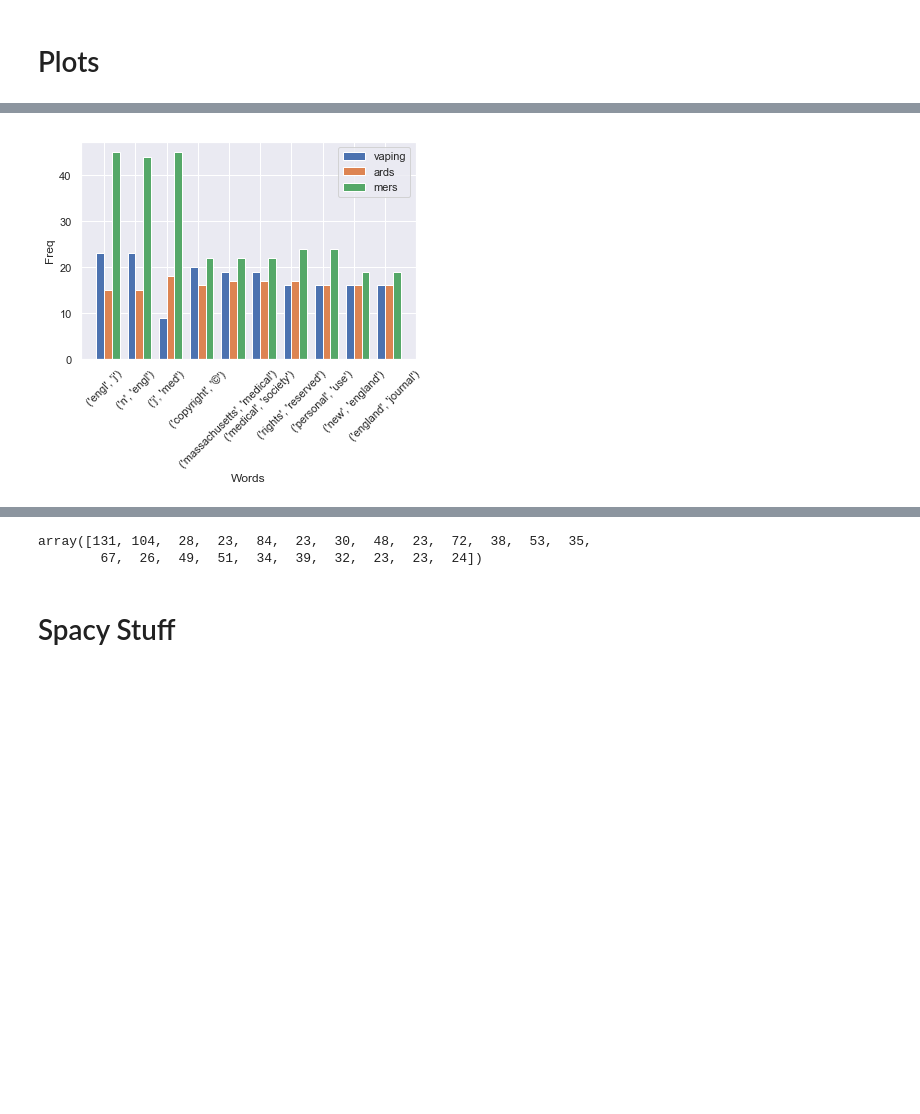
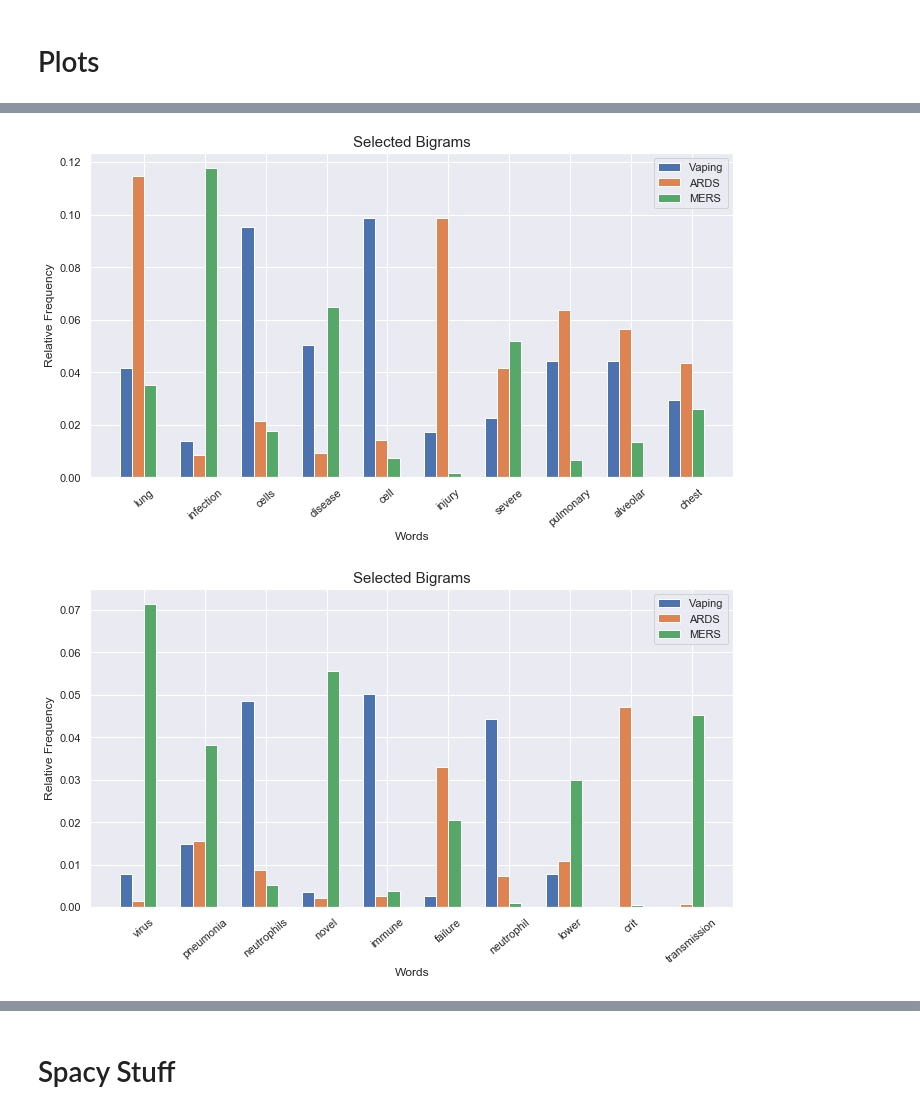
Before and after one commit to elnardu/stat490-meta-analysis, a Jupyter notebook: code/TextExtraction.ipynb, the cells around one changed output, grey strips where cells are left out. Saved outputs shown, nothing was run; the diff lists cells and outputs as text; code cells hidden in the pictures; blank space fills up the shorter version.

```diff
--- a/code/TextExtraction.ipynb
+++ b/code/TextExtraction.ipynb
@@ -85,8 +130,8 @@ tokens_by_category = defaultdict(list)
 for key in pdfs_text:
     category, _ = key
     text = pdfs_text[key]
-#     tokens_by_category[category] += get_tokens_from_text(text)
-    tokens_by_category[category] += get_bigrams_from_text(text)
+    tokens_by_category[category] += get_tokens_from_text(text)
+#     tokens_by_category[category] += get_bigrams_from_text(text)
 
 
 frequencies_by_category = {}
@@ -101,11 +172,15 @@ for category in frequencies_by_category:
 total_df = None
 
 for category in frequencies_by_category:
-    freqs = frequencies_by_category[category].most_common(100)
+    freqs = frequencies_by_category[category].most_common()
     df = pd.DataFrame(freqs)
     df.columns = ['word', category]
+    df[category] /= df[category].sum()
 
     if isinstance(total_df, type(None)):
         total_df = df
     else:
-        total_df = pd.merge(total_df, df, on="word")
+        total_df = pd.merge(total_df, df, on="word", how="outer").fillna(0, downcast='infer')
+
+total_df['sum'] = total_df['vaping'] + total_df['ards'] + total_df['mers']
+total_df = total_df.sort_values(by="sum", ascending=False)
@@ -115,21 +187,33 @@ total_df = total_df.sort_values(by="sum", ascending=False)
 # %%
 def plot_bars(df):
-    fig, ax = plt.subplots()
-    width = 0.25
+    fig, ax = plt.subplots(figsize=(10, 6))
+    width = 0.20
     ind = np.arange(df.shape[0])
 
-    plt.bar(ind, df.vaping, width, label="vaping")
-    plt.bar(ind + width, df.ards, width, label="ards")
-    plt.bar(ind + width * 2, df.mers, width, label="mers")
+    plt.bar(ind - width, df.vaping, width, label="Vaping")
+    plt.bar(ind, df.ards, width, label="ARDS")
+    plt.bar(ind + width, df.mers, width, label="MERS")
 
     ax.set_xticks(ind + width / 2)
-    ax.set_xticklabels(df.word, rotation=45)
+
+    ax.set_xticklabels(df.word, rotation=40)
+#     labels = ax.set_xticklabels(df.word)
+#     for i, label in enumerate(labels):
+#         label.set_y(label.get_position()[1] - (i % 2) * 0.075)
+
 
     ax.autoscale_view()
     ax.legend()
-    ax.set_ylabel("Freq")
+    ax.set_title("Selected Bigrams", fontdict={"fontsize": 15, "fontweight": 2})
+    ax.set_ylabel("Relative Frequency")
     ax.set_xlabel("Words")
+    plt.tight_layout()
 
-plot_bars(total_df[:10])
+
+
+for i in range(6):
+    plot_bars(total_df[i * 10:(i+1) * 10])
+    plt.savefig(f'plots/selected_words_{i}.png', dpi=400)
 # %% [output]
-[figure, old version]
+[figure, new version]
+[figure, added]
@@ -136,8 +224,3 @@ plot_bars(total_df[:10])
-# %%
-total_df.vaping.to_numpy()
-# %% [output]
-array([131, 104,  28,  23,  84,  23,  30,  48,  23,  72,  38,  53,  35,
-        67,  26,  49,  51,  34,  39,  32,  23,  23,  24])
 # %% [markdown]
 # Spacy Stuff
 # %%
```
Also changed, not shown: parts of 8 cells of this notebook, 13 other files.
